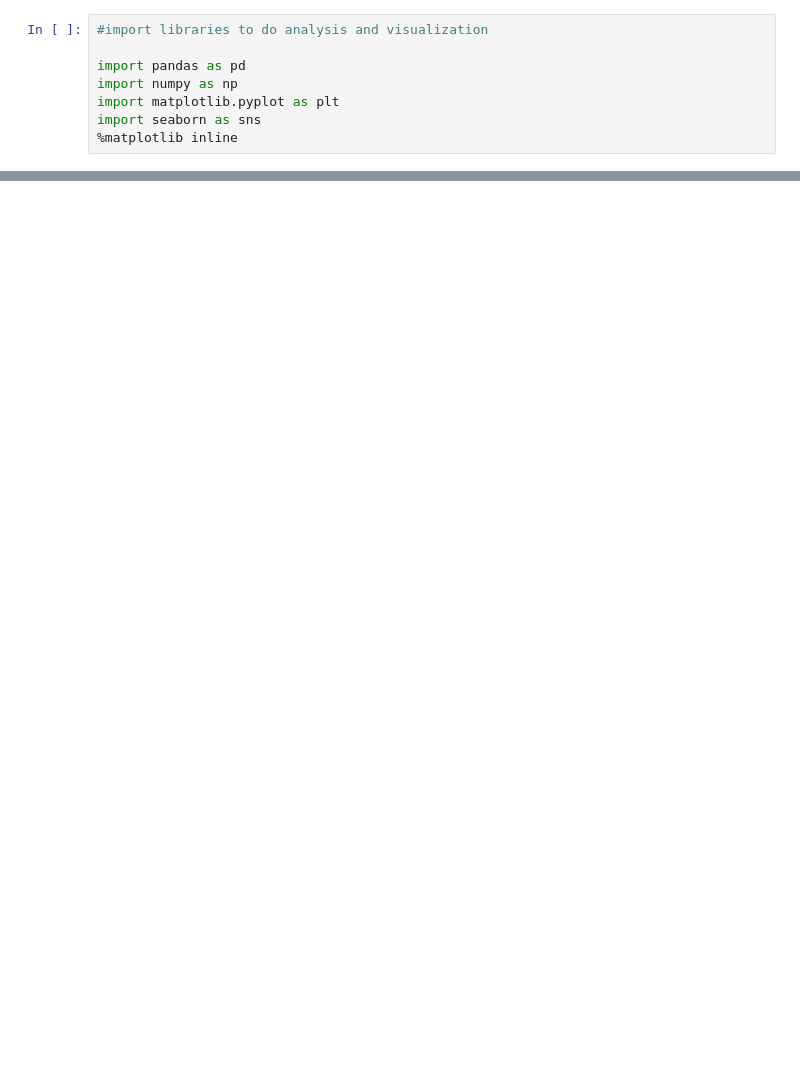
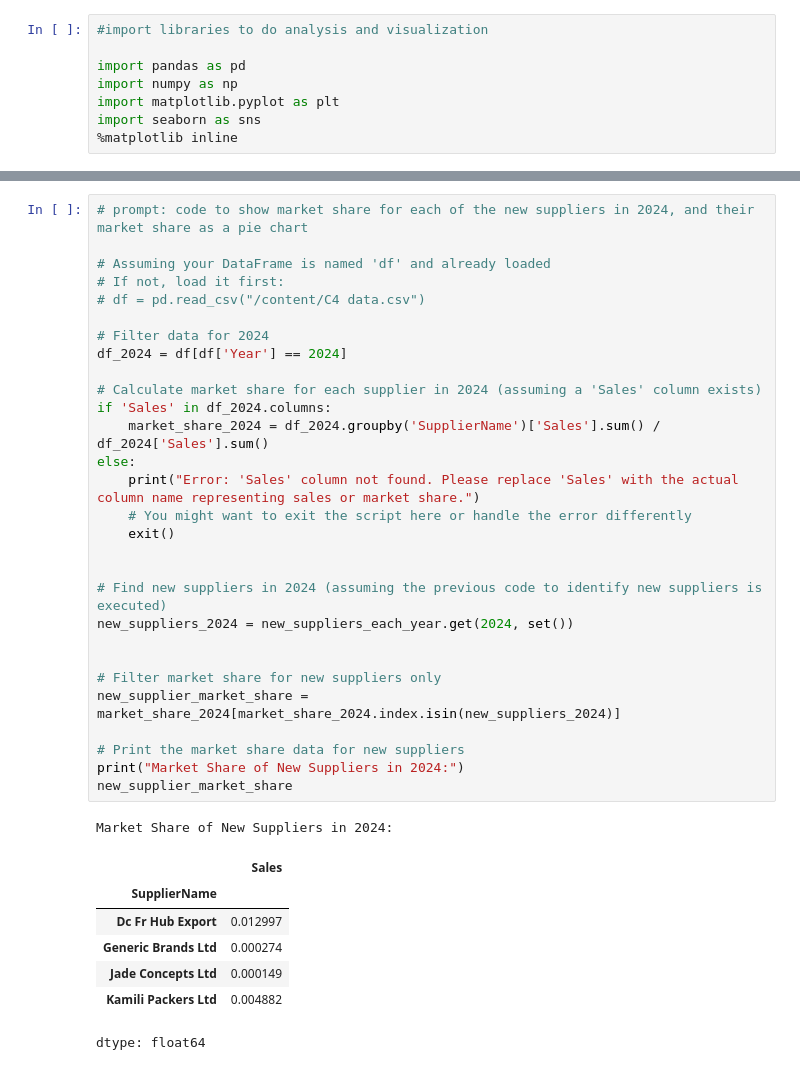
Before and after one commit to Brianmaina909/Group3, a Jupyter notebook: Majid_Analysis.ipynb, the cells around one changed output, grey strips where cells are left out. Saved outputs shown, nothing was run; the diff lists cells and outputs as text; blank space fills up the shorter version.

```diff
--- a/Majid_Analysis.ipynb
+++ b/Majid_Analysis.ipynb
@@ -60,0 +110,38 @@ dtype: int64
+# %%
+# prompt: code to show market share for each of the new suppliers in 2024, and their market share as a pie chart
+
+# Assuming your DataFrame is named 'df' and already loaded
+# If not, load it first:
+# df = pd.read_csv("/content/C4 data.csv")
+
+# Filter data for 2024
+df_2024 = df[df['Year'] == 2024]
+
+# Calculate market share for each supplier in 2024 (assuming a 'Sales' column exists)
+if 'Sales' in df_2024.columns:
+    market_share_2024 = df_2024.groupby('SupplierName')['Sales'].sum() / df_2024['Sales'].sum()
+else:
+    print("Error: 'Sales' column not found. Please replace 'Sales' with the actual column name representing sales or market share.")
+    # You might want to exit the script here or handle the error differently
+    exit()
+
+
+# Find new suppliers in 2024 (assuming the previous code to identify new suppliers is executed)
+new_suppliers_2024 = new_suppliers_each_year.get(2024, set())
+
+
+# Filter market share for new suppliers only
+new_supplier_market_share = market_share_2024[market_share_2024.index.isin(new_suppliers_2024)]
+
+# Print the market share data for new suppliers
+print("Market Share of New Suppliers in 2024:")
+new_supplier_market_share
+# %% [output]
+Market Share of New Suppliers in 2024:
+|  | Sales |
+| SupplierName |  |
+| Dc Fr Hub Export | 0.012997 |
+| Generic Brands Ltd | 0.000274 |
+| Jade Concepts Ltd | 0.000149 |
+| Kamili Packers Ltd | 0.004882 |
+dtype: float64
```
Also changed, not shown: parts of 12 cells of this notebook.
